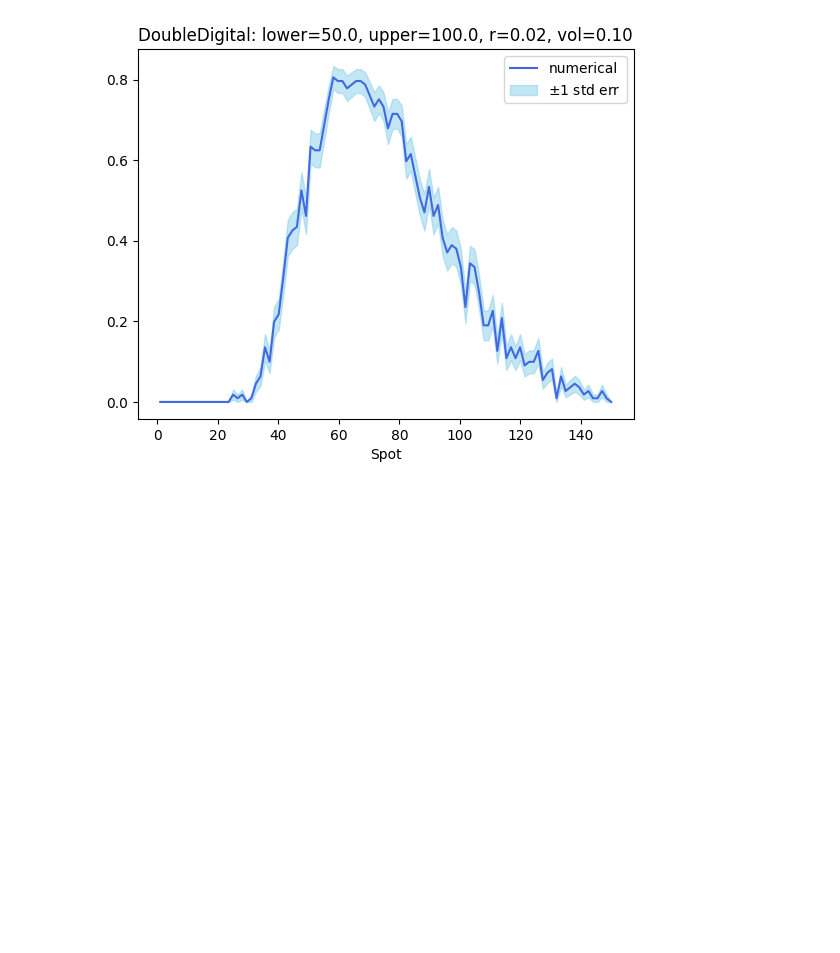
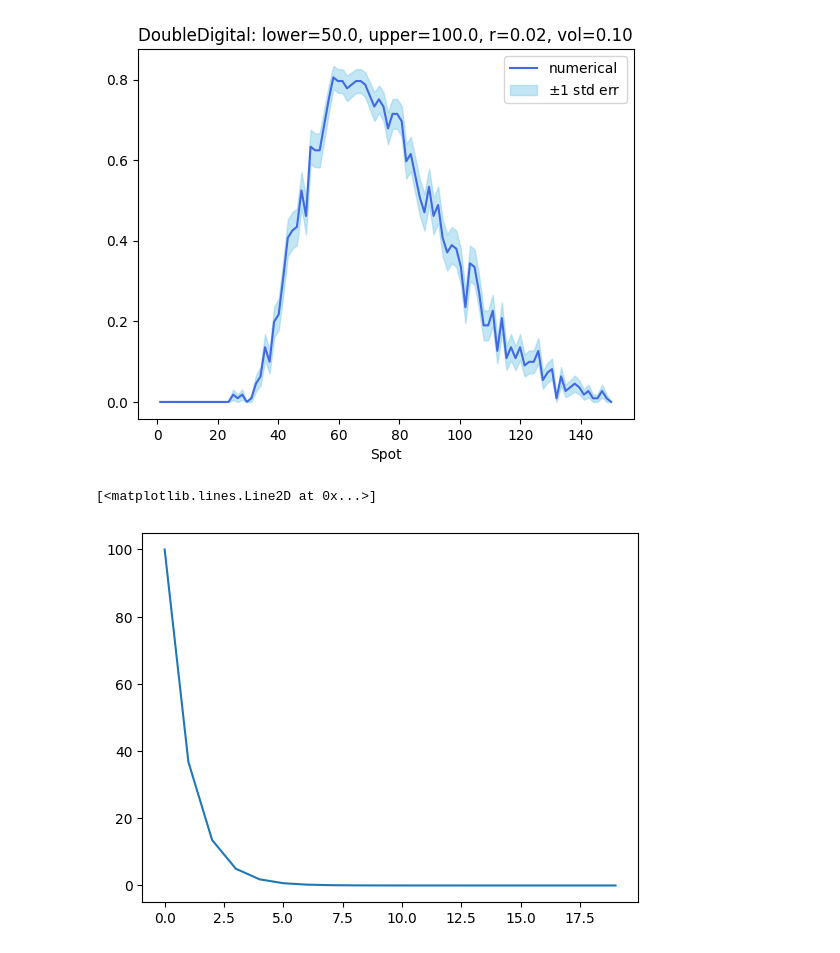
Before and after one commit to KYLChiu/ExoticMonteCarloEngine, a Jupyter notebook: python/ExoticEngine/VanilliaAnalytics.ipynb, the cells around one changed output. Cells and saved outputs as stored; diff of their text form; code cells hidden in the pictures; blank space fills up the shorter version.

```diff
--- a/python/ExoticEngine/VanilliaAnalytics.ipynb
+++ b/python/ExoticEngine/VanilliaAnalytics.ipynb
@@ -184,3 +184,10 @@ plot_price_as_function_of_spot(spots=spots,
                                title=title)
 # %% [output]
 [figure]
+# %%
+series = [100*np.exp(-i) for i in range(20)]
+# %%
+plt.plot(range(20), series)
+# %% [output]
+[<matplotlib.lines.Line2D at 0x...>]
+[figure, added]
```
Also changed, not shown: parts of 5 cells of this notebook, 6 other files.
